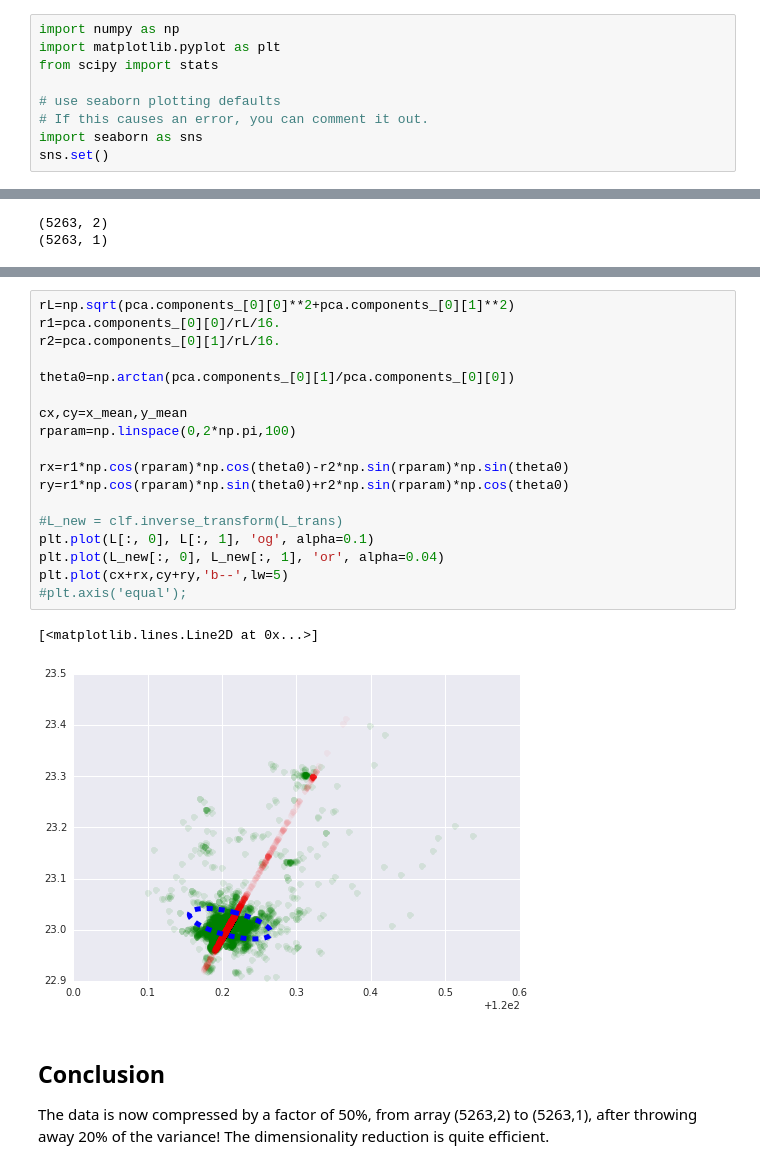
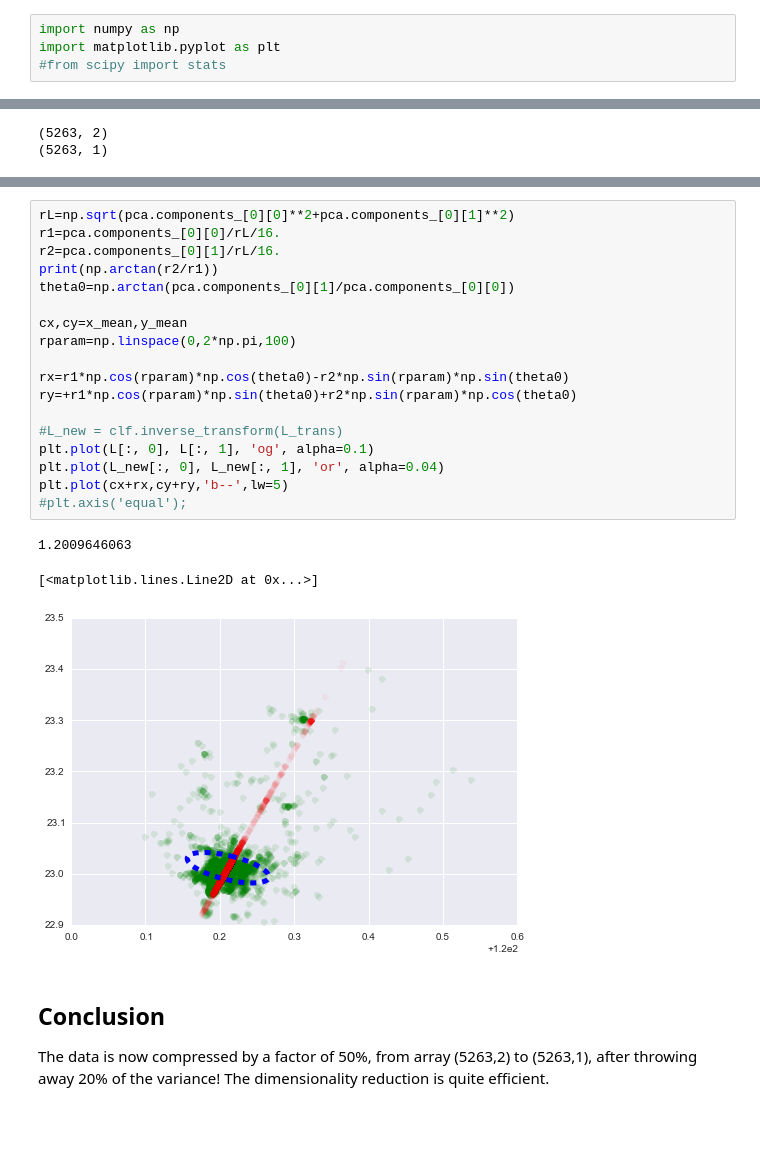
Before and after one commit to cchuang2009/math-2015-2, a Jupyter notebook: 1/maps.ipynb, the cells around one changed output, grey strips where cells are left out. Drawn from its saved outputs; the diff is of its cells as text; blank space fills up the shorter version.

```diff
--- a/1/maps.ipynb
+++ b/1/maps.ipynb
@@ -855,12 +919,7 @@ and we find that the matrix $\bar{C}$ satisfies for all $e^i$ the above eigenvec
 # %%
 import numpy as np
 import matplotlib.pyplot as plt
-from scipy import stats
-
-# use seaborn plotting defaults
-# If this causes an error, you can comment it out.
-import seaborn as sns
-sns.set()
+#from scipy import stats
 # %%
 L=np.zeros([len(lons),2])
 for i in np.arange(len(lons)):
@@ -932,24 +994,25 @@ plt.plot(L_new[:, 0], L_new[:, 1], 'or', alpha=0.04)
 # %%
 rL=np.sqrt(pca.components_[0][0]**2+pca.components_[0][1]**2)
 r1=pca.components_[0][0]/rL/16.
 r2=pca.components_[0][1]/rL/16.
-
+print(np.arctan(r2/r1))
 theta0=np.arctan(pca.components_[0][1]/pca.components_[0][0])
 
 cx,cy=x_mean,y_mean
 rparam=np.linspace(0,2*np.pi,100)
 
 rx=r1*np.cos(rparam)*np.cos(theta0)-r2*np.sin(rparam)*np.sin(theta0)
-ry=r1*np.cos(rparam)*np.sin(theta0)+r2*np.sin(rparam)*np.cos(theta0)
+ry=+r1*np.cos(rparam)*np.sin(theta0)+r2*np.sin(rparam)*np.cos(theta0)
 
 #L_new = clf.inverse_transform(L_trans)
 plt.plot(L[:, 0], L[:, 1], 'og', alpha=0.1)
 plt.plot(L_new[:, 0], L_new[:, 1], 'or', alpha=0.04)
 plt.plot(cx+rx,cy+ry,'b--',lw=5)
 #plt.axis('equal');
 # %% [output]
-[<matplotlib.lines.Line2D at 0x...>]
+1.2009646063
+[<matplotlib.lines.Line2D at 0x...>]
-[figure, old version]
+[figure, new version]
 # %% [markdown]
 Conclusion
 ---
```
Also changed, not shown: parts of 14 cells of this notebook.
